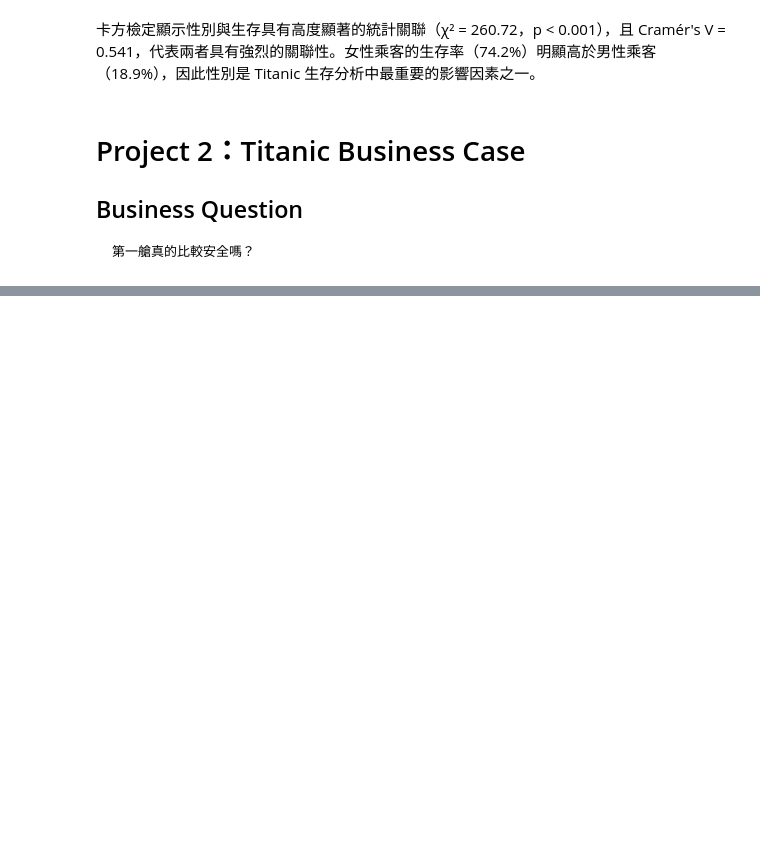
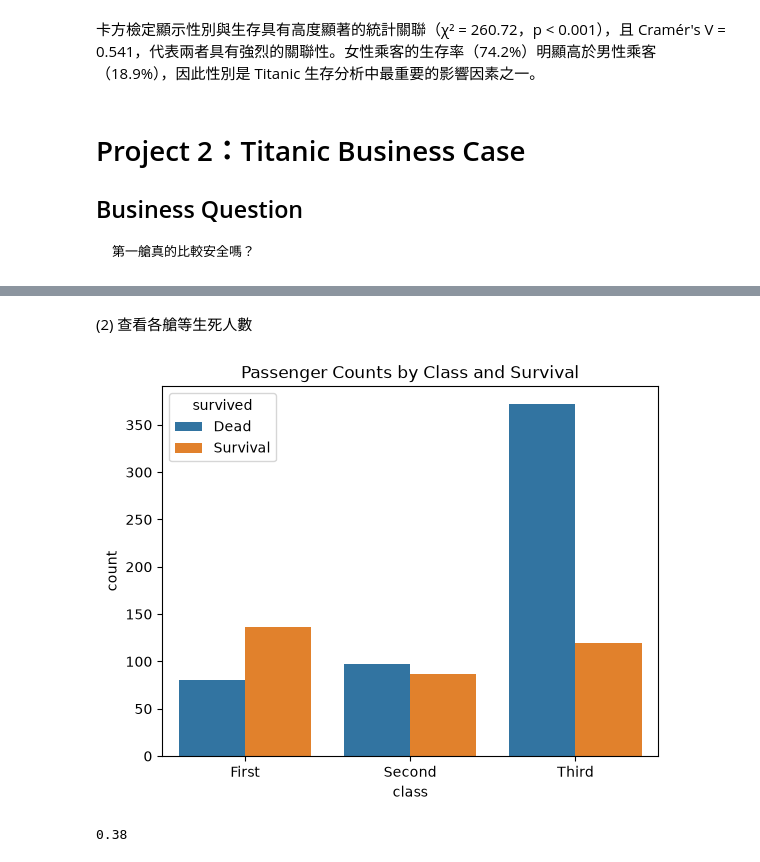
Before and after one commit to yongti1009/python-tutorial, a Jupyter notebook: hello-world/hello-world/Day 7/Day 7：完成第一個 Mini Project.ipynb, the cells around one changed output, grey strips where cells are left out. Saved outputs shown, nothing was run; the diff lists cells and outputs as text; code cells hidden in the pictures; blank space fills up the shorter version.

```diff
--- a/hello-world/hello-world/Day 7/Day 7：完成第一個 Mini Project.ipynb
+++ b/hello-world/hello-world/Day 7/Day 7：完成第一個 Mini Project.ipynb
@@ -286,0 +348,18 @@ EDA:
+# %% [markdown]
+(2) 查看各艙等生死人數
+# %%
+df["survived"] = df["survived"].map({0 :"Dead", 1 :"Survival"})
+sns.countplot(
+    x="class",
+    hue="survived",
+    data=df
+)
+plt.title("Passenger Counts by Class and Survival")
+plt.show()
+# %% [output]
+[figure, added]
+# %%
+df = sns.load_dataset("titanic")
+print(f"{df["survived"].mean():.2f}")
+# %% [output]
+0.38
```
Also changed, not shown: parts of 21 cells of this notebook.
